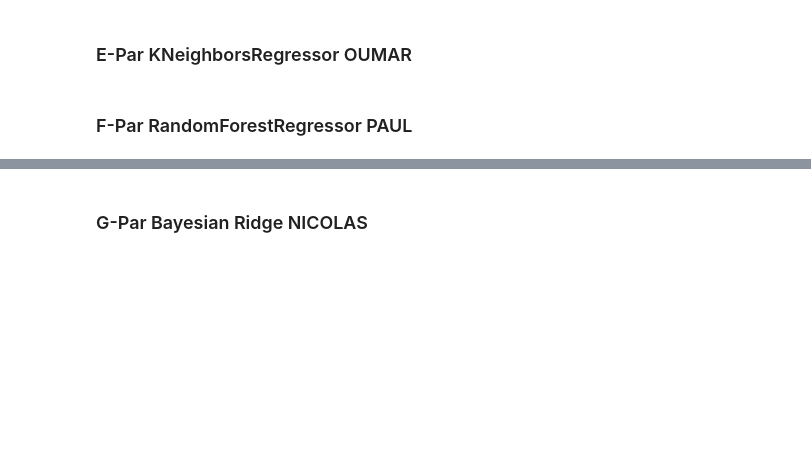
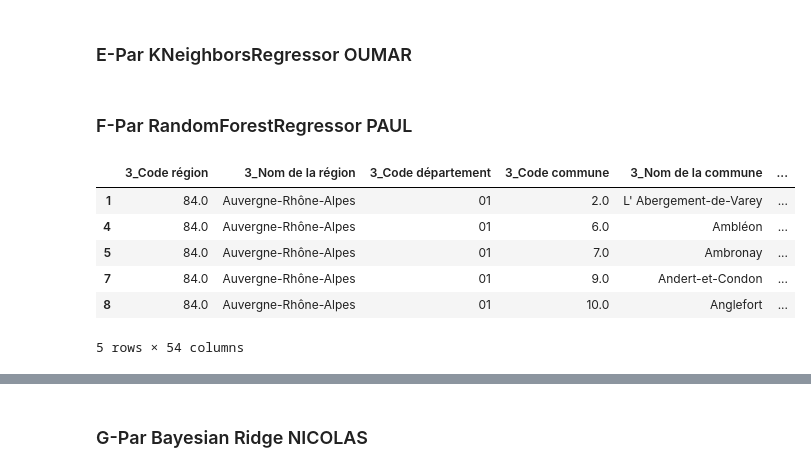
Before and after one commit to FilRougeMobilite/Mobilite, a Jupyter notebook: Analyse_tables_traitees.ipynb, the cells around one changed output, grey strips where cells are left out. Saved outputs shown, nothing was run; the diff lists cells and outputs as text; code cells hidden in the pictures; blank space fills up the shorter version.

```diff
--- a/Analyse_tables_traitees.ipynb
+++ b/Analyse_tables_traitees.ipynb
@@ -734,7 +636,15 @@ Delta.describe()
 # %% [markdown]
 ### F-Par RandomForestRegressor PAUL
 # %%
-pd.set_option('display.max_columns', None)
+# pd.set_option('display.max_columns', None)
 df_m2.head()
 # pd.reset_option('max_columns')
+# %% [output]
+|  | 3_Code région | 3_Nom de la région | 3_Code département | 3_Code commune | 3_Nom de la commune | ... |
+| 1 | 84.0 | Auvergne-Rhône-Alpes | 01 | 2.0 | L' Abergement-de-Varey | ... |
+| 4 | 84.0 | Auvergne-Rhône-Alpes | 01 | 6.0 | Ambléon | ... |
+| 5 | 84.0 | Auvergne-Rhône-Alpes | 01 | 7.0 | Ambronay | ... |
+| 7 | 84.0 | Auvergne-Rhône-Alpes | 01 | 9.0 | Andert-et-Condon | ... |
+| 8 | 84.0 | Auvergne-Rhône-Alpes | 01 | 10.0 | Anglefort | ... |
+5 rows × 54 columns
 # %%
```
Also changed, not shown: parts of 35 cells of this notebook, 1 other file.
